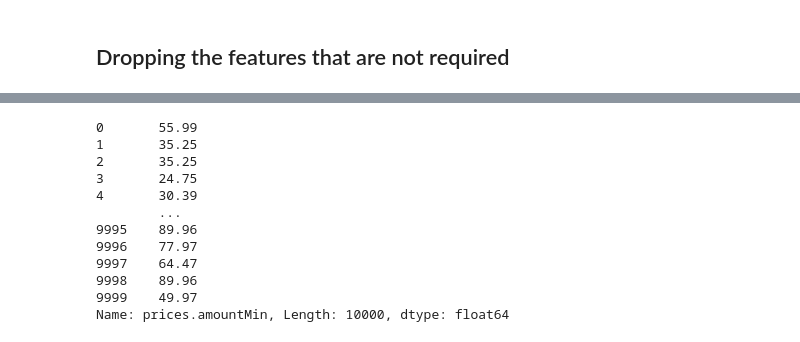
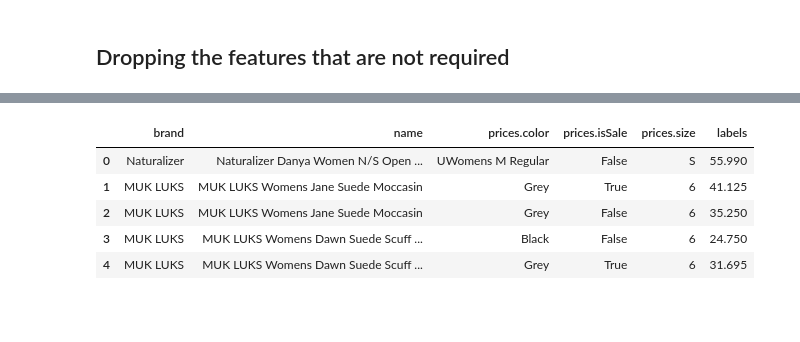
Before and after one commit to zehraina/Price-of-a-Shoe, a Jupyter notebook: main.ipynb, the cells around one changed output, grey strips where cells are left out. Saved outputs shown, nothing was run; the diff lists cells and outputs as text; code cells hidden in the pictures; blank space fills up the shorter version.

```diff
--- a/main.ipynb
+++ b/main.ipynb
@@ -122,15 +203,9 @@ Name: prices.amountMax, Length: 10000, dtype: float64
 # %%
-df["prices.amountMin"]
+df.head()
 # %% [output]
-0       55.99
-1       35.25
-2       35.25
-3       24.75
-4       30.39
-        ...
-9995    89.96
-9996    77.97
-9997    64.47
-9998    89.96
-9999    49.97
-Name: prices.amountMin, Length: 10000, dtype: float64
+|  | brand | name | prices.color | prices.isSale | prices.size | labels |
+| 0 | Naturalizer | Naturalizer Danya Women N/S Open ... | UWomens M Regular | False | S | 55.990 |
+| 1 | MUK LUKS | MUK LUKS Womens Jane Suede Moccasin | Grey | True | 6 | 41.125 |
+| 2 | MUK LUKS | MUK LUKS Womens Jane Suede Moccasin | Grey | False | 6 | 35.250 |
+| 3 | MUK LUKS | MUK LUKS Womens Dawn Suede Scuff ... | Black | False | 6 | 24.750 |
+| 4 | MUK LUKS | MUK LUKS Womens Dawn Suede Scuff ... | Grey | True | 6 | 31.695 |
```
Also changed, not shown: parts of 34 cells of this notebook.
